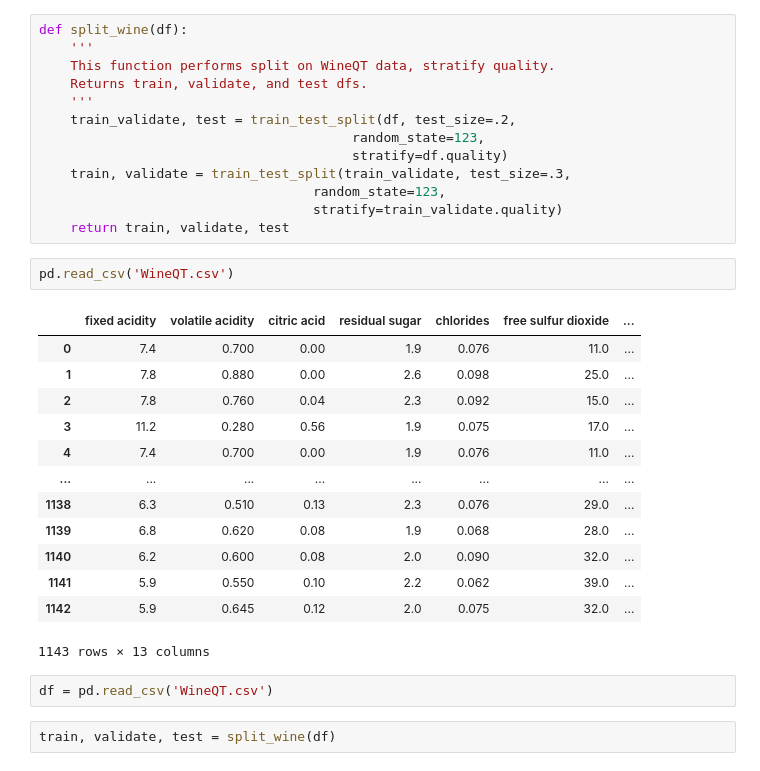
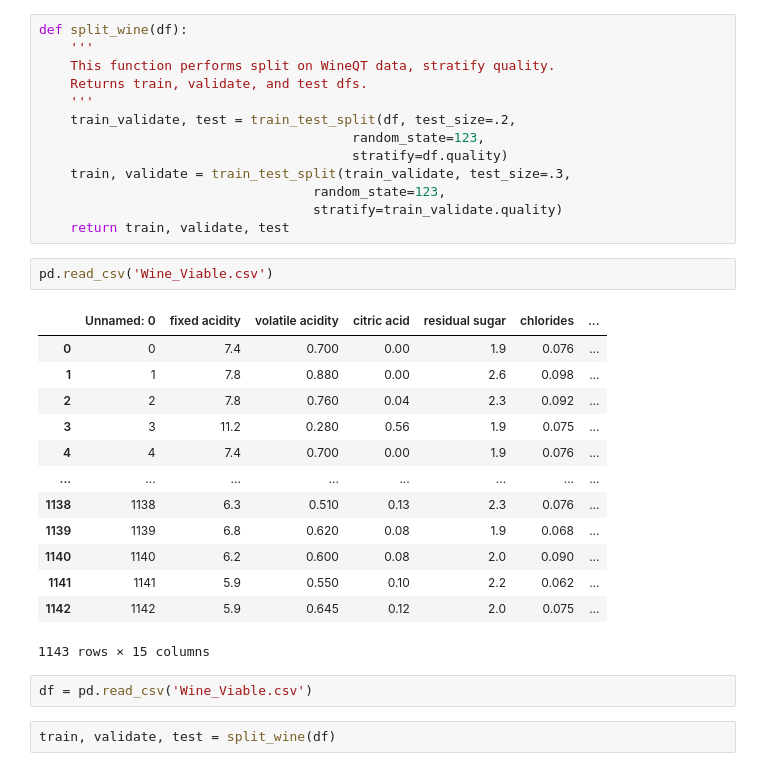
Before and after one commit to Michael-Austin-Mesa/wine-classification-project, a Jupyter notebook: explore.ipynb, the cells around one changed output. Drawn from its saved outputs; the diff is of its cells as text.

```diff
--- a/explore.ipynb
+++ b/explore.ipynb
@@ -19,23 +35,23 @@ def split_wine(df):
                                    stratify=train_validate.quality)
     return train, validate, test
 # %%
-pd.read_csv('WineQT.csv')
+pd.read_csv('Wine_Viable.csv')
 # %% [output]
-|  | fixed acidity | volatile acidity | citric acid | residual sugar | chlorides | free sulfur dioxide | ... |
-| 0 | 7.4 | 0.700 | 0.00 | 1.9 | 0.076 | 11.0 | ... |
-| 1 | 7.8 | 0.880 | 0.00 | 2.6 | 0.098 | 25.0 | ... |
-| 2 | 7.8 | 0.760 | 0.04 | 2.3 | 0.092 | 15.0 | ... |
-| 3 | 11.2 | 0.280 | 0.56 | 1.9 | 0.075 | 17.0 | ... |
-| 4 | 7.4 | 0.700 | 0.00 | 1.9 | 0.076 | 11.0 | ... |
+|  | Unnamed: 0 | fixed acidity | volatile acidity | citric acid | residual sugar | chlorides | ... |
+| 0 | 0 | 7.4 | 0.700 | 0.00 | 1.9 | 0.076 | ... |
+| 1 | 1 | 7.8 | 0.880 | 0.00 | 2.6 | 0.098 | ... |
+| 2 | 2 | 7.8 | 0.760 | 0.04 | 2.3 | 0.092 | ... |
+| 3 | 3 | 11.2 | 0.280 | 0.56 | 1.9 | 0.075 | ... |
+| 4 | 4 | 7.4 | 0.700 | 0.00 | 1.9 | 0.076 | ... |
 | ... | ... | ... | ... | ... | ... | ... | ... |
-| 1138 | 6.3 | 0.510 | 0.13 | 2.3 | 0.076 | 29.0 | ... |
-| 1139 | 6.8 | 0.620 | 0.08 | 1.9 | 0.068 | 28.0 | ... |
-| 1140 | 6.2 | 0.600 | 0.08 | 2.0 | 0.090 | 32.0 | ... |
-| 1141 | 5.9 | 0.550 | 0.10 | 2.2 | 0.062 | 39.0 | ... |
-| 1142 | 5.9 | 0.645 | 0.12 | 2.0 | 0.075 | 32.0 | ... |
+| 1138 | 1138 | 6.3 | 0.510 | 0.13 | 2.3 | 0.076 | ... |
+| 1139 | 1139 | 6.8 | 0.620 | 0.08 | 1.9 | 0.068 | ... |
+| 1140 | 1140 | 6.2 | 0.600 | 0.08 | 2.0 | 0.090 | ... |
+| 1141 | 1141 | 5.9 | 0.550 | 0.10 | 2.2 | 0.062 | ... |
+| 1142 | 1142 | 5.9 | 0.645 | 0.12 | 2.0 | 0.075 | ... |
-1143 rows × 13 columns
+1143 rows × 15 columns
 # %%
-df = pd.read_csv('WineQT.csv')
+df = pd.read_csv('Wine_Viable.csv')
 # %%
 train, validate, test = split_wine(df)
 # %%
```
Also changed, not shown: parts of 13 cells of this notebook.
